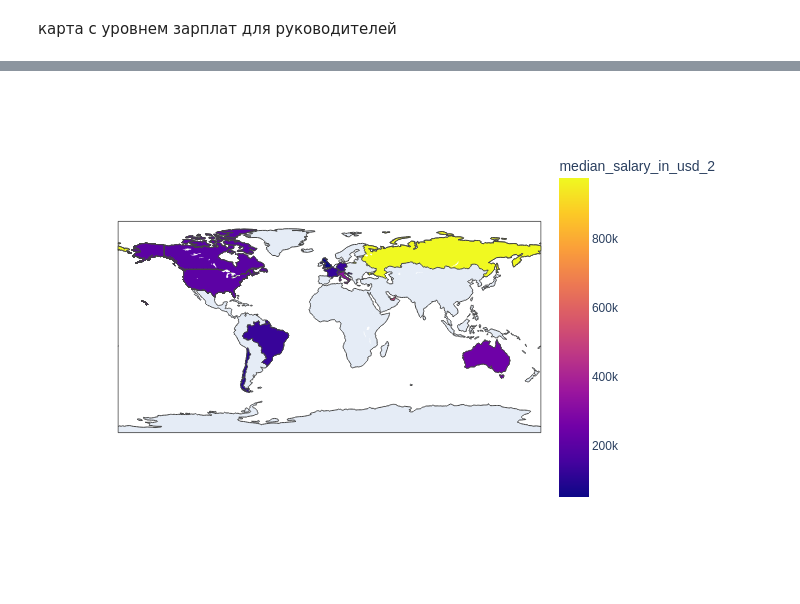
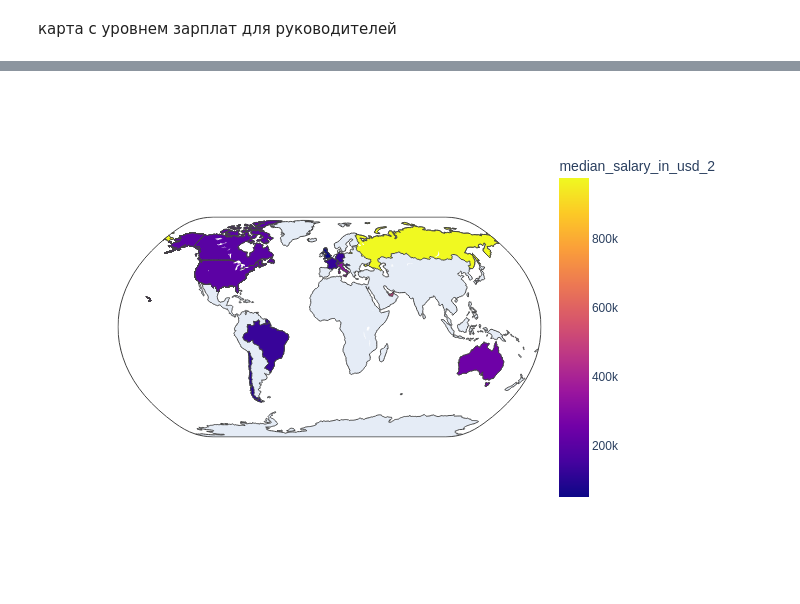
Before and after one commit to Belka258/DSIS_summer_hw, a Jupyter notebook: CyberSecuritySalaries.ipynb, the cells around one changed output, grey strips where cells are left out. Cells and saved outputs as stored; diff of their text form; code cells hidden in the pictures.

```diff
--- a/CyberSecuritySalaries.ipynb
+++ b/CyberSecuritySalaries.ipynb
@@ -487,11 +485,12 @@ Image(filename = 'choropleth_3.png')
 # %%
 fig = px.choropleth(data[data['experience_level']=='EX'], locations="company_location_alpha3",
                     color="median_salary_in_usd_2",
                     hover_name="company_location_alpha3",
+                    projection='natural earth',
                     color_continuous_scale=px.colors.sequential.Plasma)
 fig.show()
 pio.write_image(fig, 'choropleth_4.png')
 Image(filename = 'choropleth_4.png')
 # %% [output]
 [interactive output not drawn]
-[figure, old version]
+[figure, new version]
```
Also changed, not shown: parts of 4 cells of this notebook.
